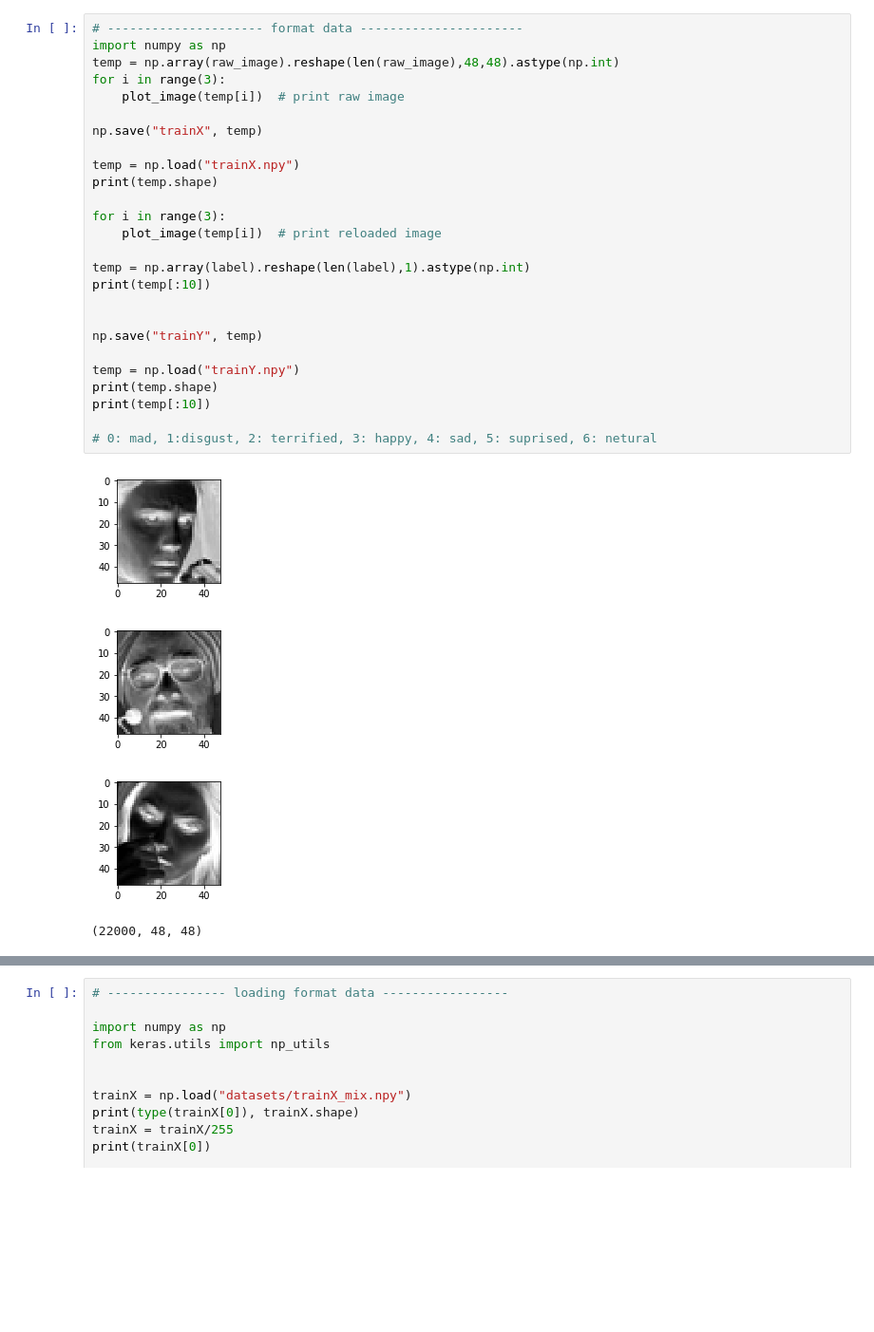
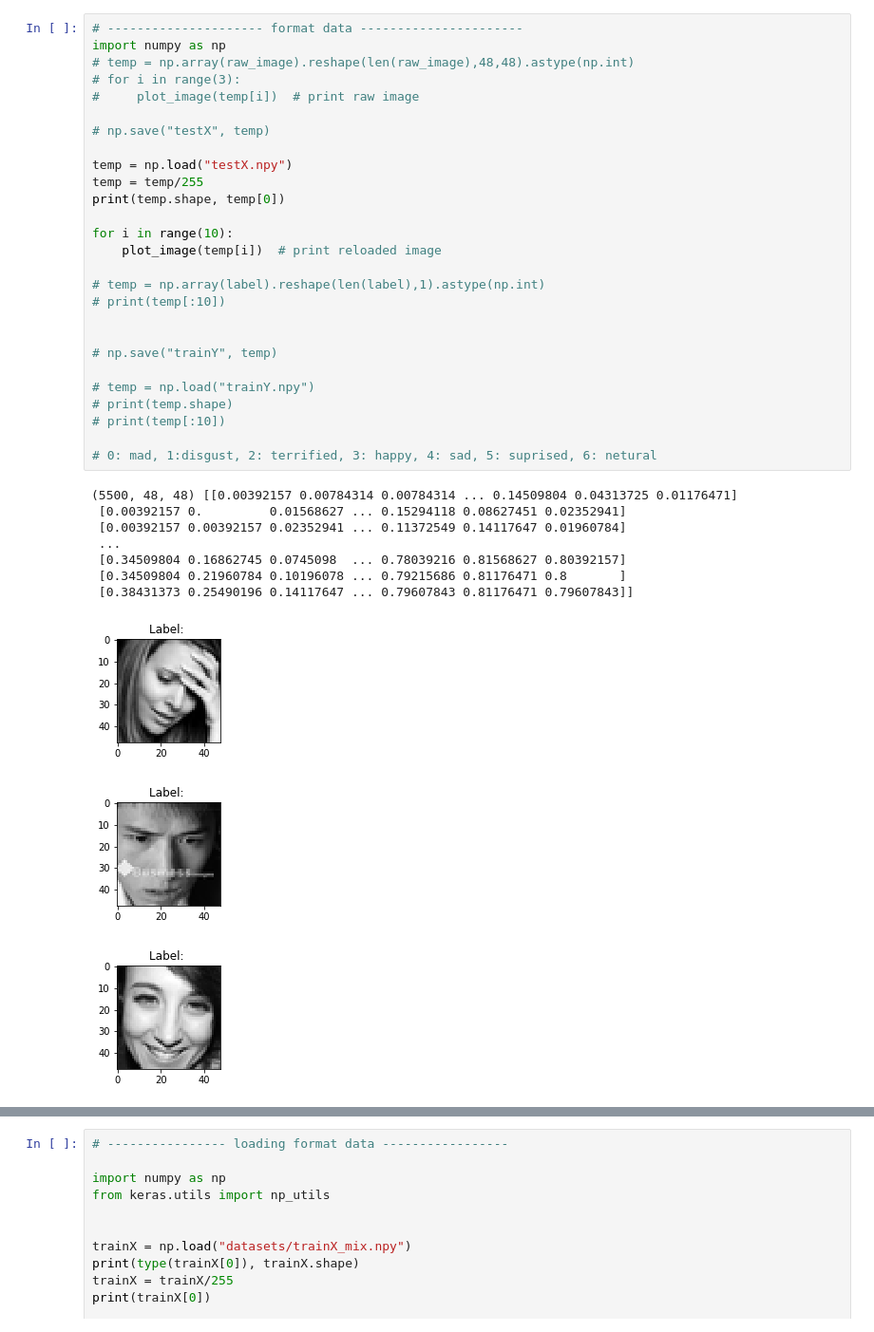
Before and after one commit to frankShih/face_classification_keras, a Jupyter notebook: expression_classification.ipynb, the cells around one changed output, grey strips where cells are left out. Shown at 95% size. Drawn from its saved outputs; the diff is of its cells as text; blank space fills up the shorter version.

Commit message:
complete report. add train & predict script

```diff
--- a/expression_classification.ipynb
+++ b/expression_classification.ipynb
@@ -15,31 +15,38 @@ for line in open('./Homework/train.csv'):
 # %%
 # --------------------- format data ----------------------
 import numpy as np
-temp = np.array(raw_image).reshape(len(raw_image),48,48).astype(np.int)
-for i in range(3):
-    plot_image(temp[i])  # print raw image
+# temp = np.array(raw_image).reshape(len(raw_image),48,48).astype(np.int)
+# for i in range(3):
+#     plot_image(temp[i])  # print raw image
 
-np.save("trainX", temp)
+# np.save("testX", temp)
 
-temp = np.load("trainX.npy")
-print(temp.shape)
+temp = np.load("testX.npy")
+temp = temp/255
+print(temp.shape, temp[0])
 
-for i in range(3):
+for i in range(10):
     plot_image(temp[i])  # print reloaded image
 
-temp = np.array(label).reshape(len(label),1).astype(np.int)
-print(temp[:10])
+# temp = np.array(label).reshape(len(label),1).astype(np.int)
+# print(temp[:10])
 
 
-np.save("trainY", temp)
+# np.save("trainY", temp)
 
-temp = np.load("trainY.npy")
-print(temp.shape)
-print(temp[:10])
+# temp = np.load("trainY.npy")
+# print(temp.shape)
+# print(temp[:10])
 
 # 0: mad, 1:disgust, 2: terrified, 3: happy, 4: sad, 5: suprised, 6: netural
 # %% [output]
+(5500, 48, 48) [[0.00392157 0.00784314 0.00784314 ... 0.14509804 0.04313725 0.01176471]
+ [0.00392157 0.         0.01568627 ... 0.15294118 0.08627451 0.02352941]
+ [0.00392157 0.00392157 0.02352941 ... 0.11372549 0.14117647 0.01960784]
+ ...
+ [0.34509804 0.16862745 0.0745098  ... 0.78039216 0.81568627 0.80392157]
+ [0.34509804 0.21960784 0.10196078 ... 0.79215686 0.81176471 0.8       ]
+ [0.38431373 0.25490196 0.14117647 ... 0.79607843 0.81176471 0.79607843]]
-[figure, old version]
+[figure, new version]
-[figure, old version]
+[figure, new version]
-[figure, old version]
+[figure, new version]
-(22000, 48, 48)
```
Also changed, not shown: parts of 6 cells of this notebook, 7 other files.
